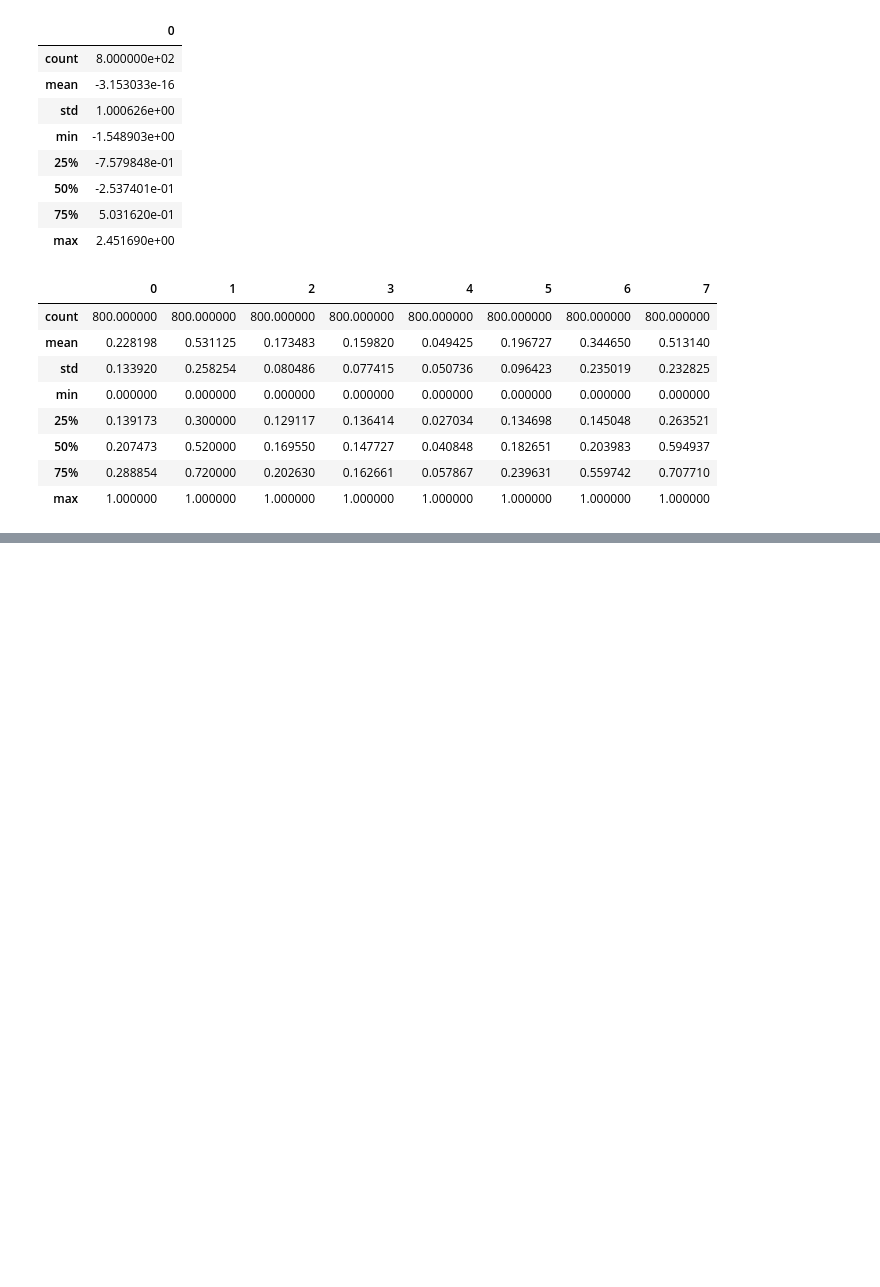
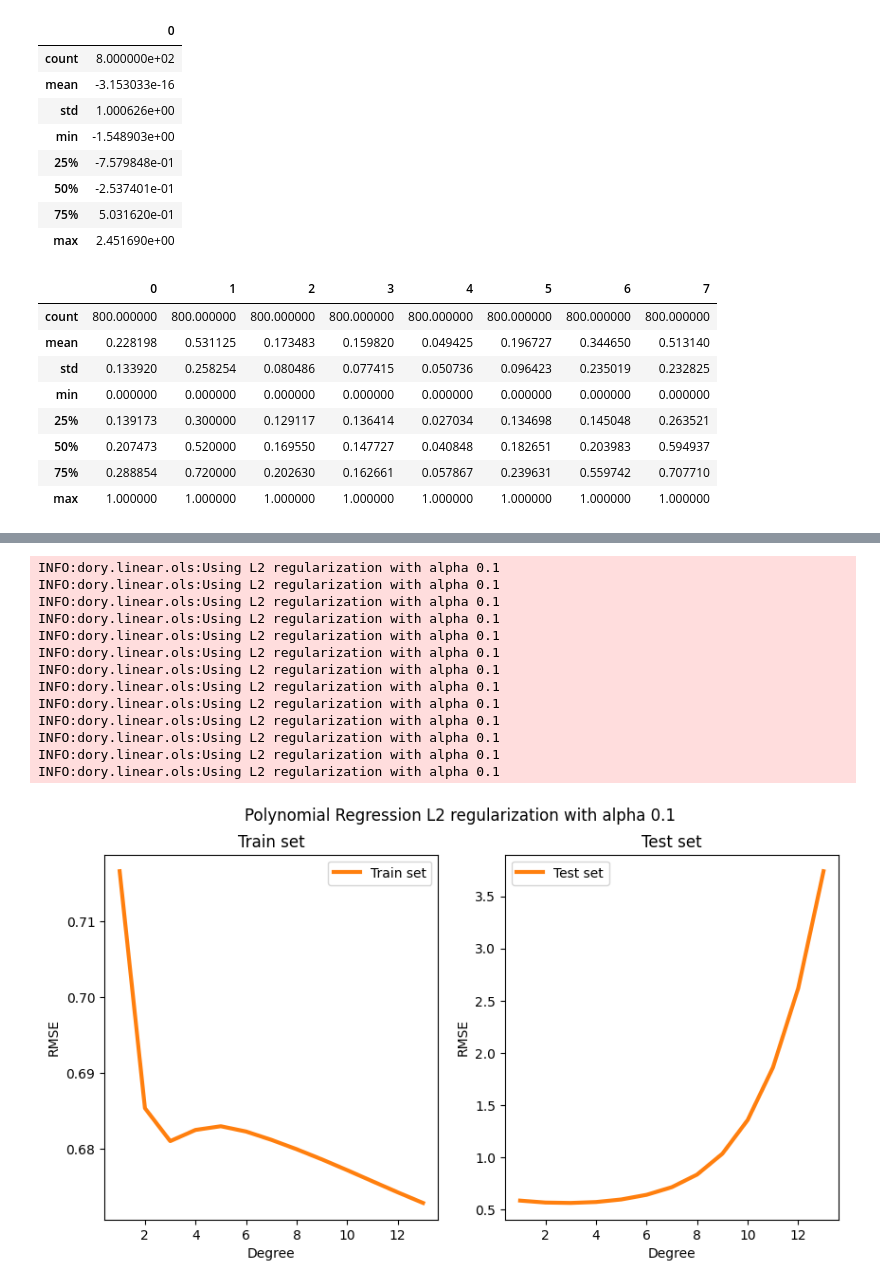
Before and after one commit to talDoFlemis/dory, a Jupyter notebook: lista_01/questao2.ipynb, the cells around one changed output, grey strips where cells are left out. Saved outputs shown, nothing was run; the diff lists cells and outputs as text; code cells hidden in the pictures; blank space fills up the shorter version.

```diff
--- a/lista_01/questao2.ipynb
+++ b/lista_01/questao2.ipynb
@@ -297,0 +378,69 @@ Test RMSE 0.6556863867917087
+# %%
+
+fig, ax = plt.subplots(ncols=2, figsize=(10, 5))
+
+train_points = {"degree": [], "rmse": []}
+test_points = {"degree": [], "rmse": []}
+
+regressor: OrdinaryLeastSquaresRegressor = pipe.named_steps["regressor"]
+regressor.set_params(l2_alpha=0.1)
+
+for i in range(1, 13 + 1):
+    poly: NonCombinatoryExplosionPolynomialFeatures = pipe.named_steps["poly"]
+    poly.set_params(degree=i)
+    pipe.fit(X_train, y_train)
+
+    y_val_pred = pipe.predict(X_val)
+    denormalized_y_val_pred = target_scaler.inverse_transform(y_val_pred.reshape(1, -1)).flatten()
+    rmse_validation = root_mean_squared_error(denormalized_y_val, denormalized_y_val_pred)
+
+    y_test_pred = pipe.predict(X_test)
+    denormalized_y_test_pred = target_scaler.inverse_transform(y_test_pred.reshape(1, -1)).flatten()
+    rmse_test = root_mean_squared_error(y_test, y_test_pred)
+
+    train_points["degree"].append(i)
+    train_points["rmse"].append(rmse_validation)
+
+    test_points["degree"].append(i)
+    test_points["rmse"].append(rmse_test)
+
+
+
+ax[0].plot(
+    train_points["degree"],
+    train_points["rmse"],
+    linewidth=3,
+    color="tab:orange",
+    label="Train set",
+)
+ax[0].set(xlabel="Degree", ylabel="RMSE", title="Train set")
+ax[0].legend()
+
+ax[1].plot(
+    test_points["degree"],
+    test_points["rmse"],
+    linewidth=3,
+    color="tab:orange",
+    label="Test set",
+)
+ax[1].set(xlabel="Degree", ylabel="RMSE", title="Test set")
+ax[1].legend()
+
+fig.suptitle("Polynomial Regression L2 regularization with alpha 0.1")
+
+fig.show()
+# %% [output]
+INFO:dory.linear.ols:Using L2 regularization with alpha 0.1
+INFO:dory.linear.ols:Using L2 regularization with alpha 0.1
+INFO:dory.linear.ols:Using L2 regularization with alpha 0.1
+INFO:dory.linear.ols:Using L2 regularization with alpha 0.1
+INFO:dory.linear.ols:Using L2 regularization with alpha 0.1
+INFO:dory.linear.ols:Using L2 regularization with alpha 0.1
+INFO:dory.linear.ols:Using L2 regularization with alpha 0.1
+INFO:dory.linear.ols:Using L2 regularization with alpha 0.1
+INFO:dory.linear.ols:Using L2 regularization with alpha 0.1
+INFO:dory.linear.ols:Using L2 regularization with alpha 0.1
+INFO:dory.linear.ols:Using L2 regularization with alpha 0.1
+INFO:dory.linear.ols:Using L2 regularization with alpha 0.1
+INFO:dory.linear.ols:Using L2 regularization with alpha 0.1
+[figure, added]
```
Also changed, not shown: parts of 8 cells of this notebook.
